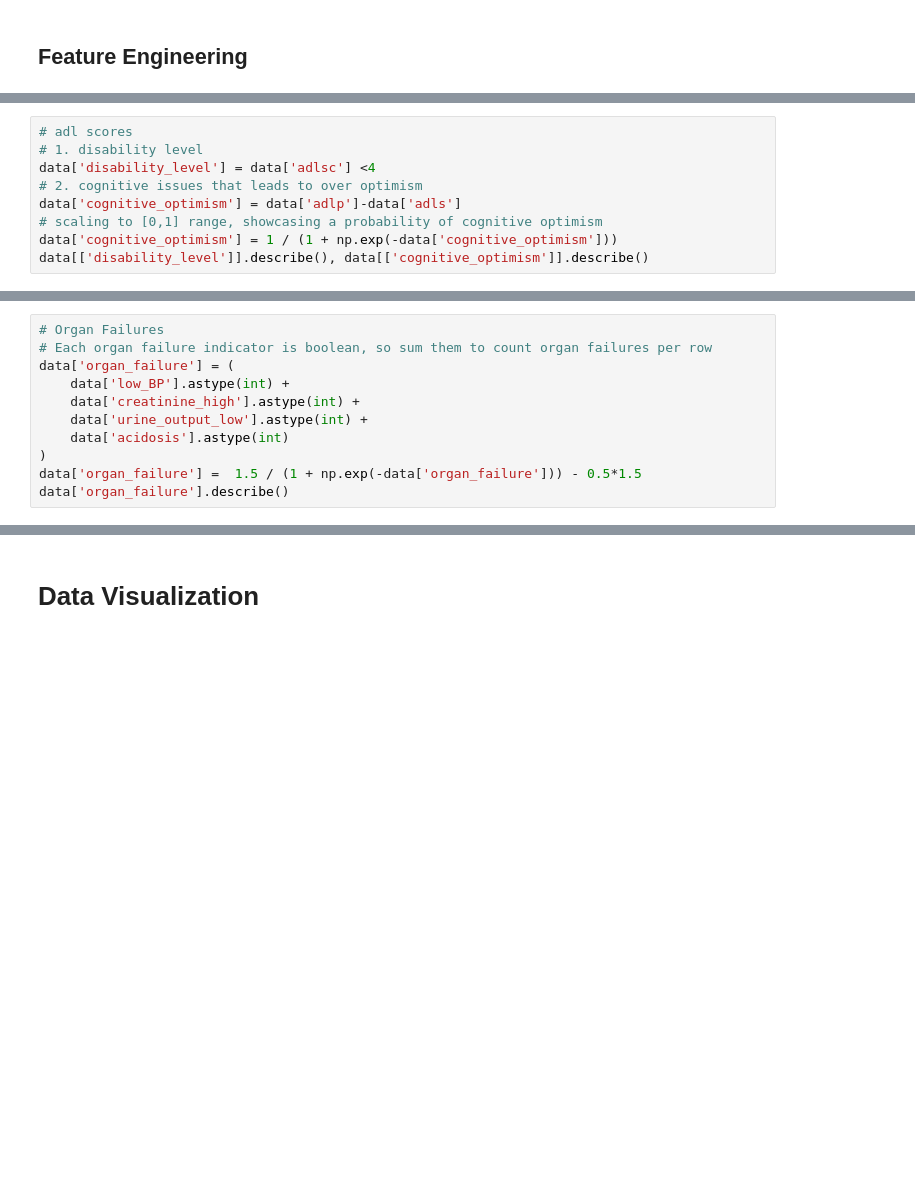
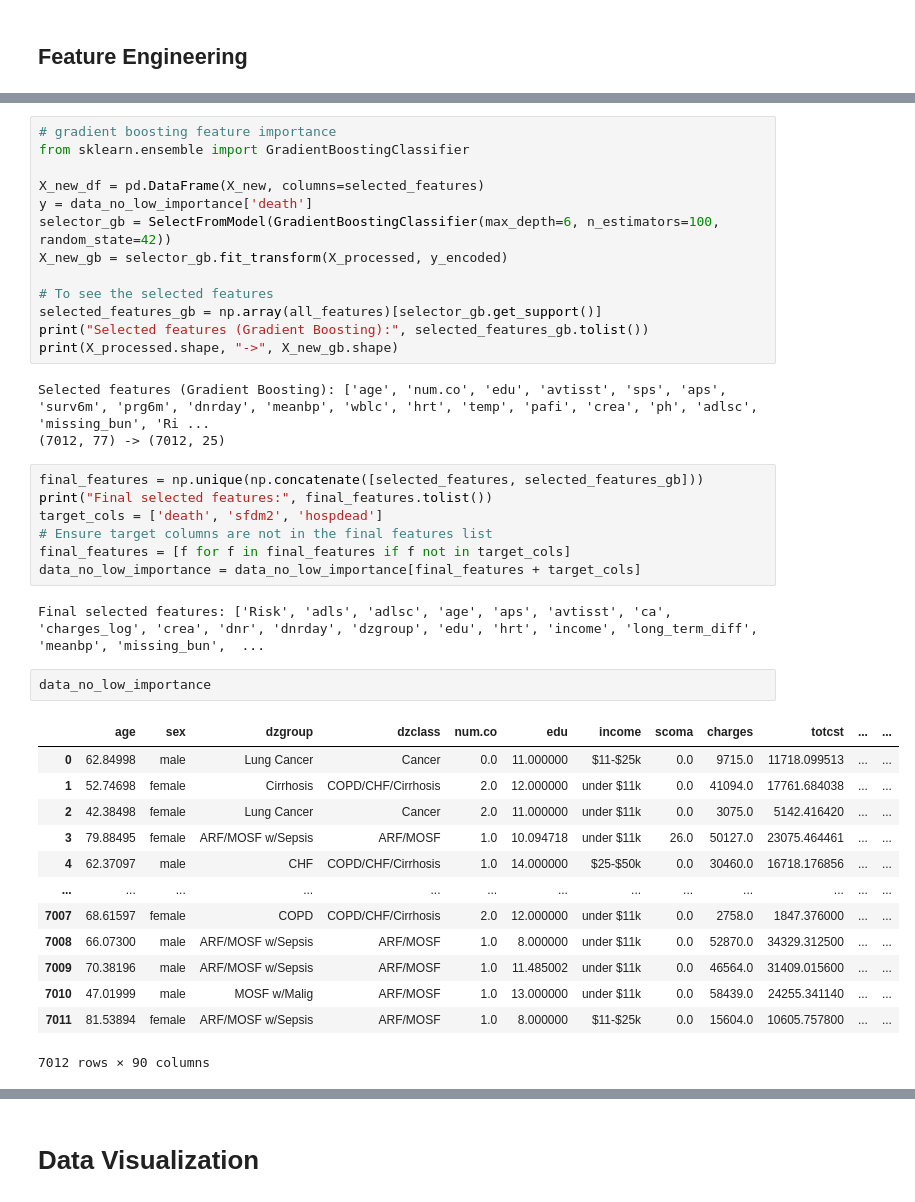
Before and after one commit to Pseudonymous-gdy/Machine-Learning, a Jupyter notebook: Project/Machine_Learning_Project.ipynb, the cells around one changed output, grey strips where cells are left out. Drawn from its saved outputs; the diff is of its cells as text; blank space fills up the shorter version.

```diff
--- a/Project/Machine_Learning_Project.ipynb
+++ b/Project/Machine_Learning_Project.ipynb
@@ -279,9 +505,0 @@ data[['glucose_high']].describe()
-# %%
-# adl scores
-# 1. disability level
-data['disability_level'] = data['adlsc'] <4
-# 2. cognitive issues that leads to over optimism
-data['cognitive_optimism'] = data['adlp']-data['adls']
-# scaling to [0,1] range, showcasing a probability of cognitive optimism
-data['cognitive_optimism'] = 1 / (1 + np.exp(-data['cognitive_optimism']))
-data[['disability_level']].describe(), data[['cognitive_optimism']].describe()
@@ -290,11 +505,0 @@ data.columns
-# %%
-# Organ Failures
-# Each organ failure indicator is boolean, so sum them to count organ failures per row
-data['organ_failure'] = (
-	data['low_BP'].astype(int) +
-	data['creatinine_high'].astype(int) +
-	data['urine_output_low'].astype(int) +
-	data['acidosis'].astype(int)
-)
-data['organ_failure'] =  1.5 / (1 + np.exp(-data['organ_failure'])) - 0.5*1.5
-data['organ_failure'].describe()
@@ -372,3 +574,44 @@ print(f"Number of features after removing low importance features: {len(selected
+# %%
+# gradient boosting feature importance
+from sklearn.ensemble import GradientBoostingClassifier
+
+X_new_df = pd.DataFrame(X_new, columns=selected_features)
+y = data_no_low_importance['death']
+selector_gb = SelectFromModel(GradientBoostingClassifier(max_depth=6, n_estimators=100, random_state=42))
+X_new_gb = selector_gb.fit_transform(X_processed, y_encoded)
+
+# To see the selected features
+selected_features_gb = np.array(all_features)[selector_gb.get_support()]
+print("Selected features (Gradient Boosting):", selected_features_gb.tolist())
+print(X_processed.shape, "->", X_new_gb.shape)
+# %% [output]
+Selected features (Gradient Boosting): ['age', 'num.co', 'edu', 'avtisst', 'sps', 'aps', 'surv6m', 'prg6m', 'dnrday', 'meanbp', 'wblc', 'hrt', 'temp', 'pafi', 'crea', 'ph', 'adlsc', 'missing_bun', 'Ri ...
+(7012, 77) -> (7012, 25)
+# %%
+final_features = np.unique(np.concatenate([selected_features, selected_features_gb]))
+print("Final selected features:", final_features.tolist())
+target_cols = ['death', 'sfdm2', 'hospdead']
+# Ensure target columns are not in the final features list
+final_features = [f for f in final_features if f not in target_cols]
+data_no_low_importance = data_no_low_importance[final_features + target_cols]
+# %% [output]
+Final selected features: ['Risk', 'adls', 'adlsc', 'age', 'aps', 'avtisst', 'ca', 'charges_log', 'crea', 'dnr', 'dnrday', 'dzgroup', 'edu', 'hrt', 'income', 'long_term_diff', 'meanbp', 'missing_bun',  ...
+# %%
+data_no_low_importance
+# %% [output]
+|  | age | sex | dzgroup | dzclass | num.co | edu | income | scoma | charges | totcst | ... | ... |
+| 0 | 62.84998 | male | Lung Cancer | Cancer | 0.0 | 11.000000 | $11-$25k | 0.0 | 9715.0 | 11718.099513 | ... | ... |
+| 1 | 52.74698 | female | Cirrhosis | COPD/CHF/Cirrhosis | 2.0 | 12.000000 | under $11k | 0.0 | 41094.0 | 17761.684038 | ... | ... |
+| 2 | 42.38498 | female | Lung Cancer | Cancer | 2.0 | 11.000000 | under $11k | 0.0 | 3075.0 | 5142.416420 | ... | ... |
+| 3 | 79.88495 | female | ARF/MOSF w/Sepsis | ARF/MOSF | 1.0 | 10.094718 | under $11k | 26.0 | 50127.0 | 23075.464461 | ... | ... |
+| 4 | 62.37097 | male | CHF | COPD/CHF/Cirrhosis | 1.0 | 14.000000 | $25-$50k | 0.0 | 30460.0 | 16718.176856 | ... | ... |
+| ... | ... | ... | ... | ... | ... | ... | ... | ... | ... | ... | ... | ... |
+| 7007 | 68.61597 | female | COPD | COPD/CHF/Cirrhosis | 2.0 | 12.000000 | under $11k | 0.0 | 2758.0 | 1847.376000 | ... | ... |
+| 7008 | 66.07300 | male | ARF/MOSF w/Sepsis | ARF/MOSF | 1.0 | 8.000000 | under $11k | 0.0 | 52870.0 | 34329.312500 | ... | ... |
+| 7009 | 70.38196 | male | ARF/MOSF w/Sepsis | ARF/MOSF | 1.0 | 11.485002 | under $11k | 0.0 | 46564.0 | 31409.015600 | ... | ... |
+| 7010 | 47.01999 | male | MOSF w/Malig | ARF/MOSF | 1.0 | 13.000000 | under $11k | 0.0 | 58439.0 | 24255.341140 | ... | ... |
+| 7011 | 81.53894 | female | ARF/MOSF w/Sepsis | ARF/MOSF | 1.0 | 8.000000 | $11-$25k | 0.0 | 15604.0 | 10605.757800 | ... | ... |
+7012 rows × 90 columns
 # %%
 cat_cols = data_no_low_importance.select_dtypes(include=['object', 'category']).columns
 cat_cols
```
Also changed, not shown: parts of 49 cells of this notebook, 1 other file.
